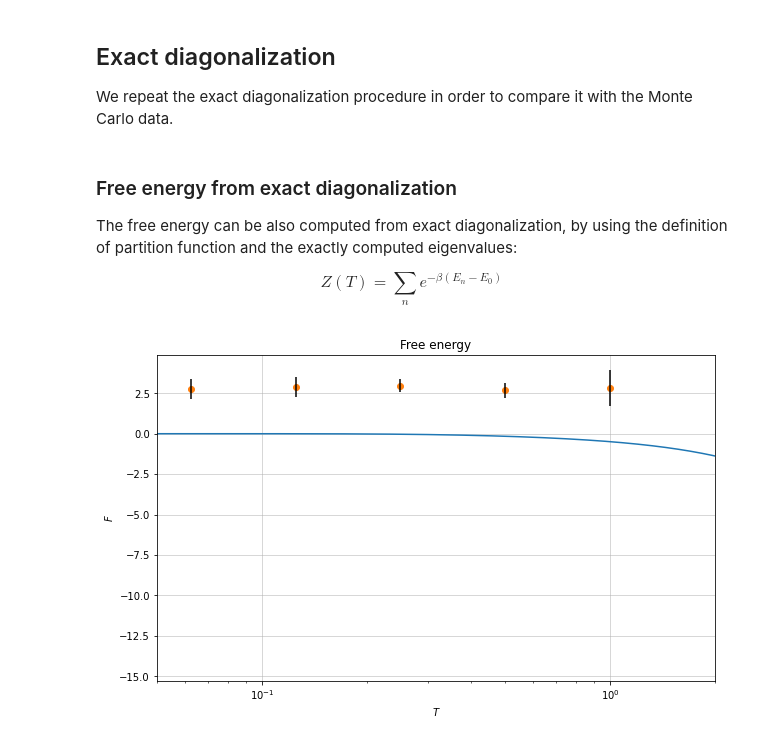
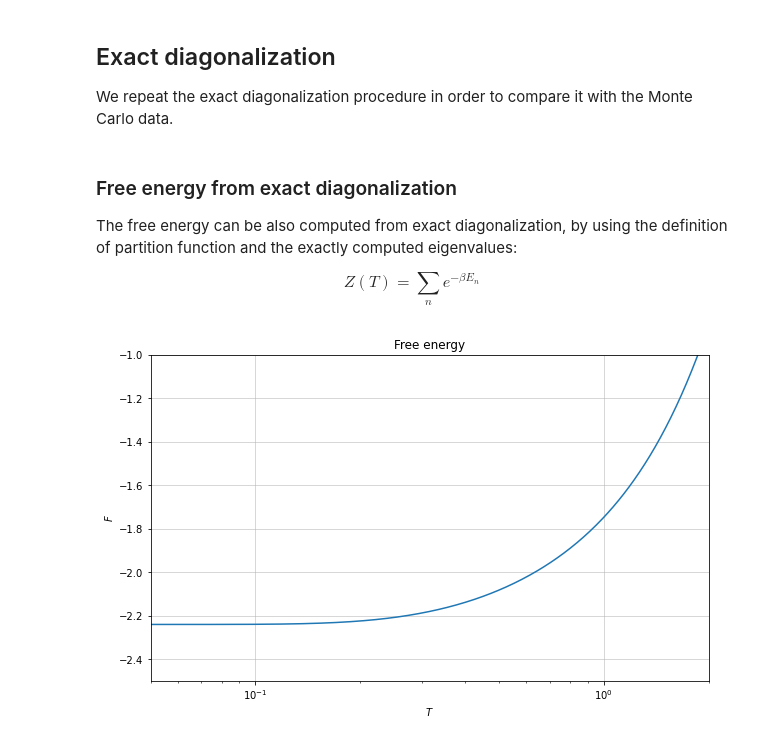
Before and after one commit to FabioOri/QuantumMonteCarlo, a Jupyter notebook: 3_adiabatic.ipynb, the cells around one changed output. Saved outputs shown, nothing was run; the diff lists cells and outputs as text; code cells hidden in the pictures.

```diff
--- a/3_adiabatic.ipynb
+++ b/3_adiabatic.ipynb
@@ -218,8 +218,8 @@ err_hyst = np.abs(integral_dS1 - integral_dS2) / 2;
 We repeat the exact diagonalization procedure in order to compare it with the Monte Carlo data.
 # %%
 Ngrid = 800;
-xmin = -3;
-xmax = 3;
+xmin = -5;
+xmax = 5;
 
 # Potential
 xvec = np.linspace(xmin, xmax, Ngrid);     # Vector spanning from xmin to xmax with Ngrid points
@@ -253,7 +253,7 @@ EigVecs = v[:,sortinds];      # Corresponding eigenvectors sorting
 The free energy can be also computed from exact diagonalization, by using the definition of partition function and the exactly computed eigenvalues:
 
 $$
-Z(T) = \sum_n e^{-\beta(E_n-E_0)}
+Z(T) = \sum_n e^{-\beta E_n}
 $$
 # %%
 # Bounds
@@ -263,35 +263,35 @@ xlogmax = np.log(xmax);
 xlogmin = np.log(xmin);
 xlog_vec = np.linspace(xlogmin, xlogmax, Ngrid);
 
 F = np.zeros(Ngrid);              # Initialize the free energy
 T = np.zeros(Ngrid);              # Initialize the temperature
 
 for il in range(Ngrid):
     xlog = xlog_vec[il];
     xl = np.exp(xlog);
     T[il] = 1/xl;
     Z  = 0;                       # Initialize the partition function
 
-    for i in range(Ngrid):                               # Compute the partition function
-        Z = Z + np.exp(-(EigVals[i]-EigVals[0])*xl);
+    for i in range(Ngrid):                  # Compute the partition function
+        Z = Z + np.exp(-EigVals[i]*xl);
 
-    F[il] = -T[il]*np.log(Z);                # Compute the free energy
+    F[il] = T[il]*np.log(Z);                # Compute the free energy
 
 
 # Plotting the results
 fig, ax = plt.subplots(figsize=(10,6))
 ax.plot(T, F, label = 'Exact');
 plt.xlim([0.05, 2])
-#plt.ylim([0, 4])
+plt.ylim([-2.5, -1])
 ax.set_xlabel('$T$');
 ax.set_ylabel('$F$');
 ax.set_xscale('log');
 plt.grid(linewidth=0.5);
 plt.title('Free energy');
 
 # Adding Monte Carlo data to the plot
 ax.plot(T_vec, F_vec, 'o', label = 'Monte Carlo');
 plt.errorbar(T_vec, F_vec, yerr = err_hyst*T_vec, xerr = None, fmt = 'None', ecolor = 'black')
 plt.show();
 # %% [output]
-[figure, old version]
+[figure, new version]
```
Also changed, not shown: parts of 2 cells of this notebook, 2 other files.
